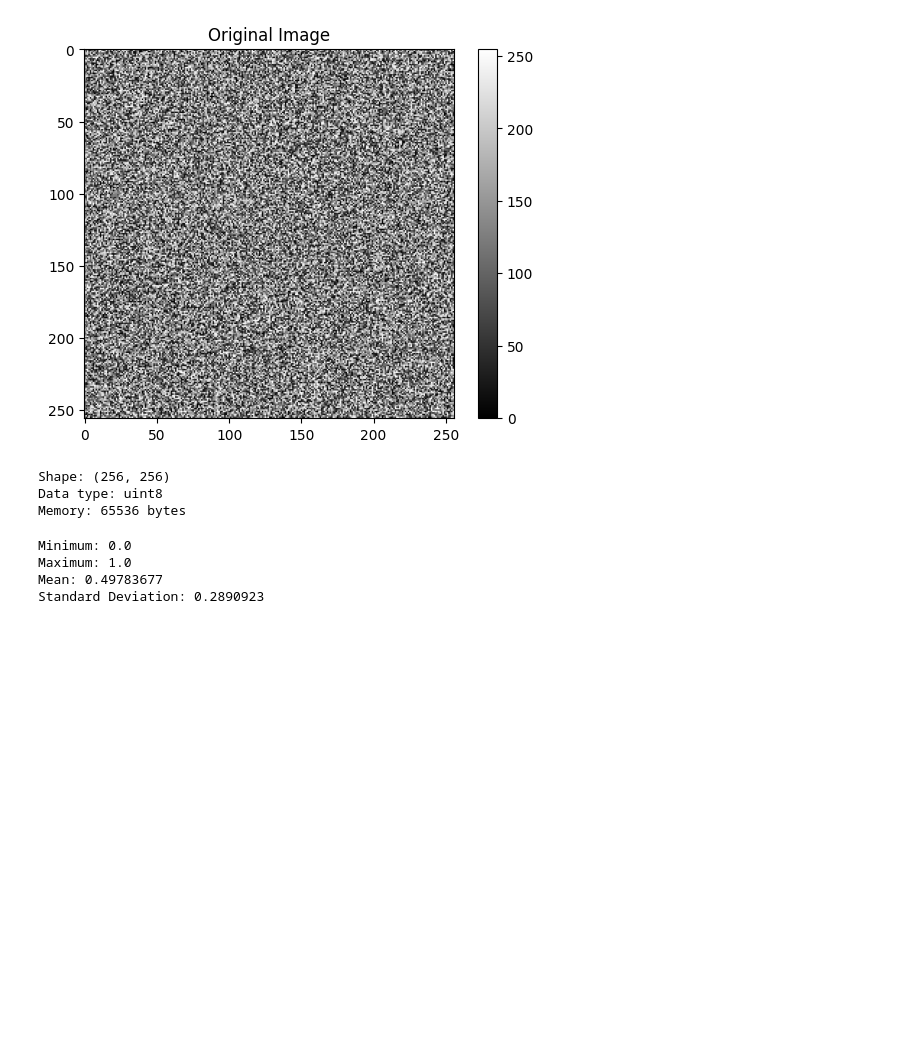
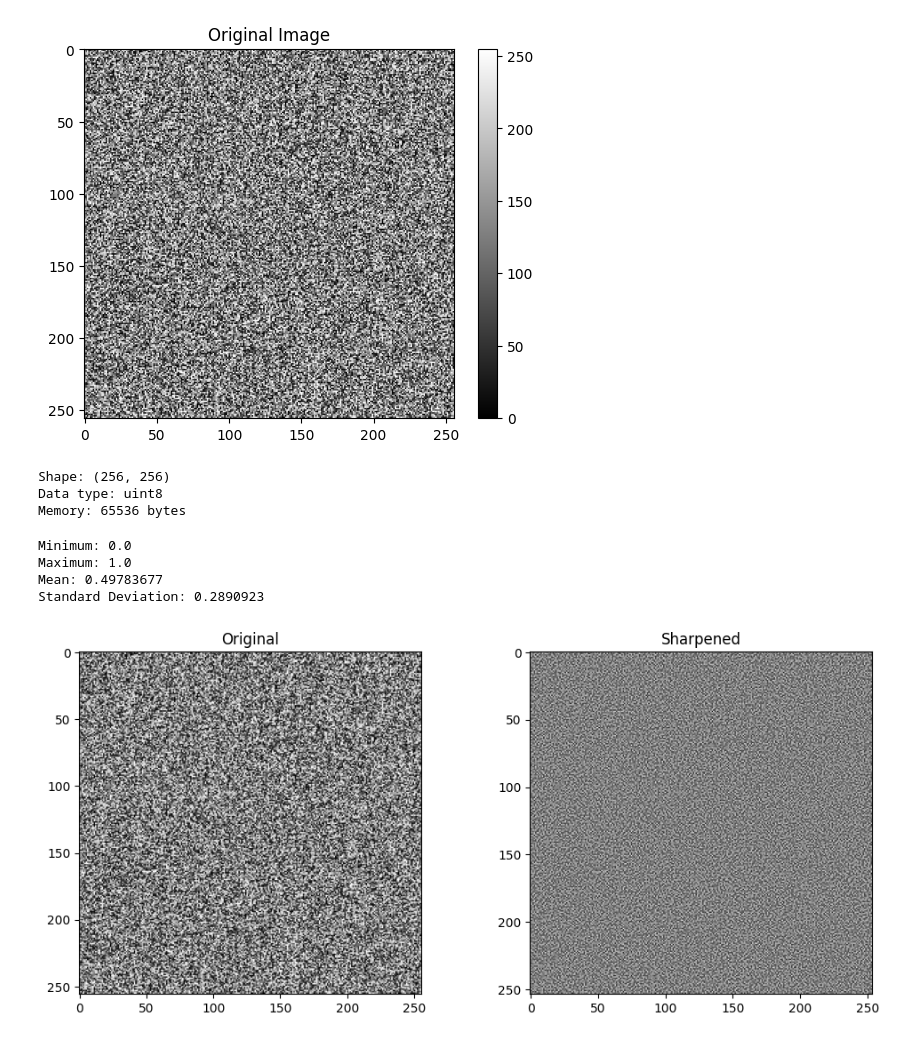
Before and after one commit to 25ds3000042/NumPy_ML_DL, a Jupyter notebook: numpy.ipynb, the cells around one changed output. Drawn from its saved outputs; the diff is of its cells as text; code cells hidden in the pictures; blank space fills up the shorter version.

```diff
--- a/numpy.ipynb
+++ b/numpy.ipynb
@@ -46,3 +46,41 @@ Minimum: 0.0
 Maximum: 1.0
 Mean: 0.49783677
 Standard Deviation: 0.2890923
+# %%
+kernel = np.array([
+    [ 0, -1,  0],
+    [-1,  5, -1],
+    [ 0, -1,  0]
+], dtype=np.float32)
+
+def convolution(image, kernel):
+
+    h, w = image.shape
+    kh, kw = kernel.shape
+
+    output = np.zeros((h-kh+1, w-kw+1))
+
+    for i in range(h-kh+1):
+        for j in range(w-kw+1):
+
+            region = image[i:i+kh, j:j+kw]
+
+            output[i, j] = np.sum(region * kernel)
+
+    return output
+
+filtered = convolution(normalized, kernel)
+
+plt.figure(figsize=(12,5))
+
+plt.subplot(1,2,1)
+plt.imshow(normalized, cmap='gray')
+plt.title("Original")
+
+plt.subplot(1,2,2)
+plt.imshow(filtered, cmap='gray')
+plt.title("Sharpened")
+
+plt.show()
+# %% [output]
+[figure, added]
```
